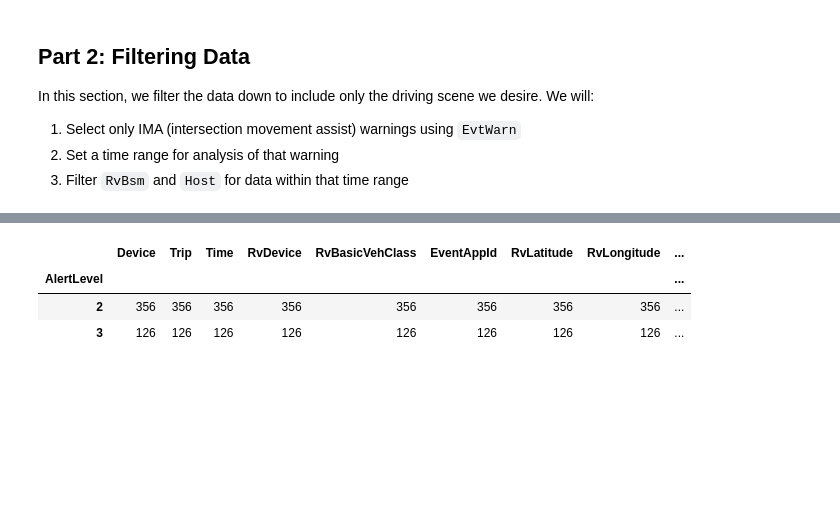
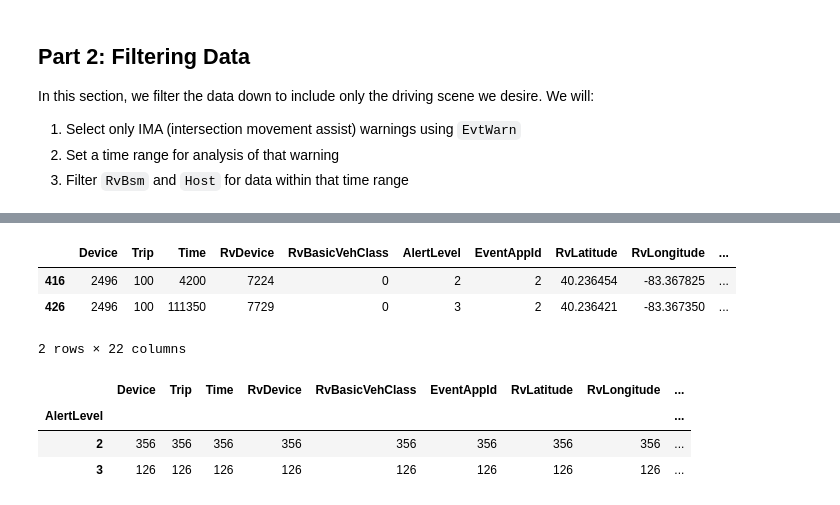
Before and after one commit to caseyc49s/HT3---Public, a Jupyter notebook: Preprocessing/Preprocessing.ipynb, the cells around one changed output, grey strips where cells are left out. Drawn from its saved outputs; the diff is of its cells as text; code cells hidden in the pictures; blank space fills up the shorter version.

```diff
--- a/Preprocessing/Preprocessing.ipynb
+++ b/Preprocessing/Preprocessing.ipynb
@@ -302,3 +313,10 @@ evt_times['max'] = evt_times['max'] + 500
+# %%
+evtwarn_ima[(evtwarn_ima["Device"] == 2496) & (evtwarn_ima["Trip"]==100)]
+# %% [output]
+|  | Device | Trip | Time | RvDevice | RvBasicVehClass | AlertLevel | EventAppId | RvLatitude | RvLongitude | ... |
+| 416 | 2496 | 100 | 4200 | 7224 | 0 | 2 | 2 | 40.236454 | -83.367825 | ... |
+| 426 | 2496 | 100 | 111350 | 7729 | 0 | 3 | 2 | 40.236421 | -83.367350 | ... |
+2 rows × 22 columns
 # %%
 # Get only IMA warnings
 evtwarn_ima = evtwarn[(evtwarn["EventAppId"] == 2)]
```
Also changed, not shown: parts of 2 cells of this notebook, 4 other files.
